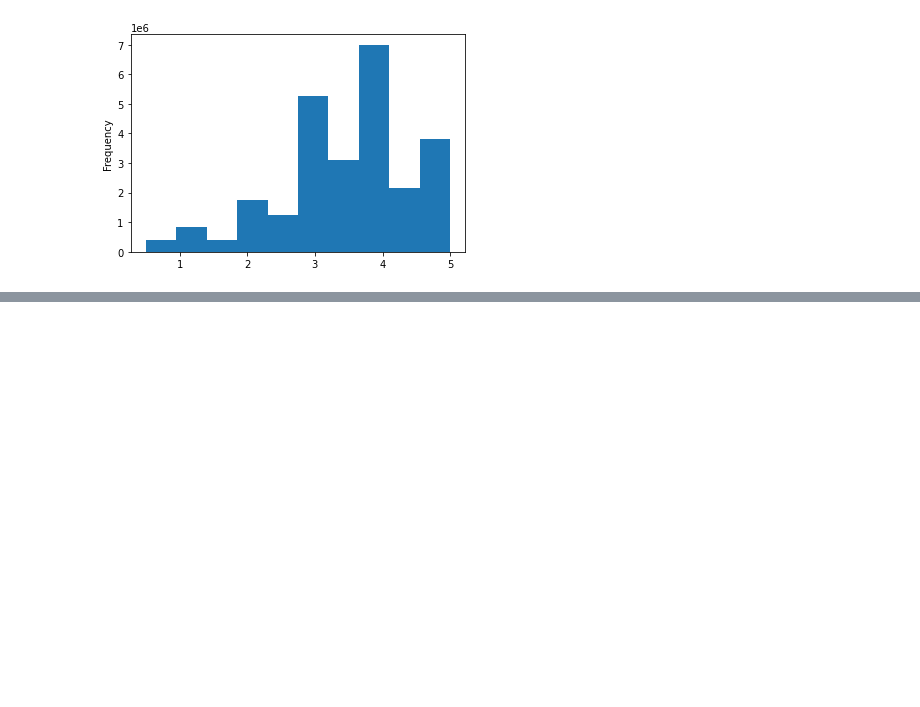
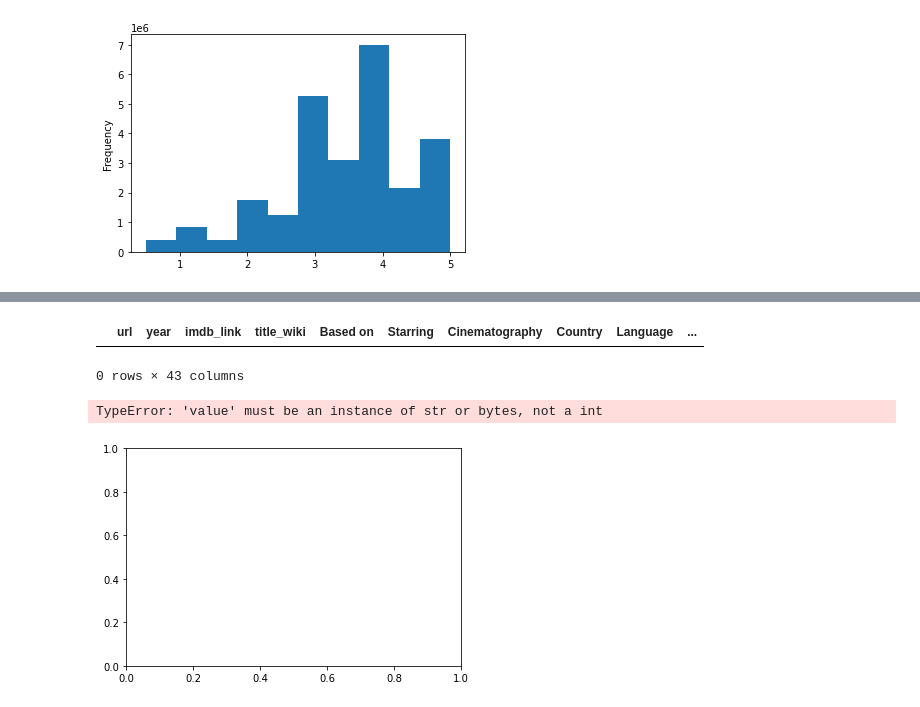
Before and after one commit to Jkulvesk/Movies_ETL, a Jupyter notebook: wikipedia_movie.ipynb, the cells around one changed output, grey strips where cells are left out. Saved outputs shown, nothing was run; the diff lists cells and outputs as text; code cells hidden in the pictures; blank space fills up the shorter version.

```diff
--- a/wikipedia_movie.ipynb
+++ b/wikipedia_movie.ipynb
@@ -806,0 +855,13 @@ movies_df = pd.merge(wiki_movies_df, kaggle_metadata, on='imdb_id', suffixes=['_
+# %%
+# Show any rows where title_kaggle is empty
+movies_df[(movies_df['title_kaggle'] == '') | (movies_df['title_kaggle'].isnull())]
+# %% [output]
+|  | url | year | imdb_link | title_wiki | Based on | Starring | Cinematography | Country | Language | ... |
+0 rows × 43 columns
+# %%
+#use a scatter plot to compare the run time columns
+#movies_df.fillna(0).plot(x='running_time',y='runtime', kind='scatter')
+movies_df.fillna(0).plot(x='running_time',y='runtime', kind='scatter')
+# %% [output]
+TypeError: 'value' must be an instance of str or bytes, not a int
+[figure, added]
```
Also changed, not shown: parts of 23 cells of this notebook, 1 other file.
